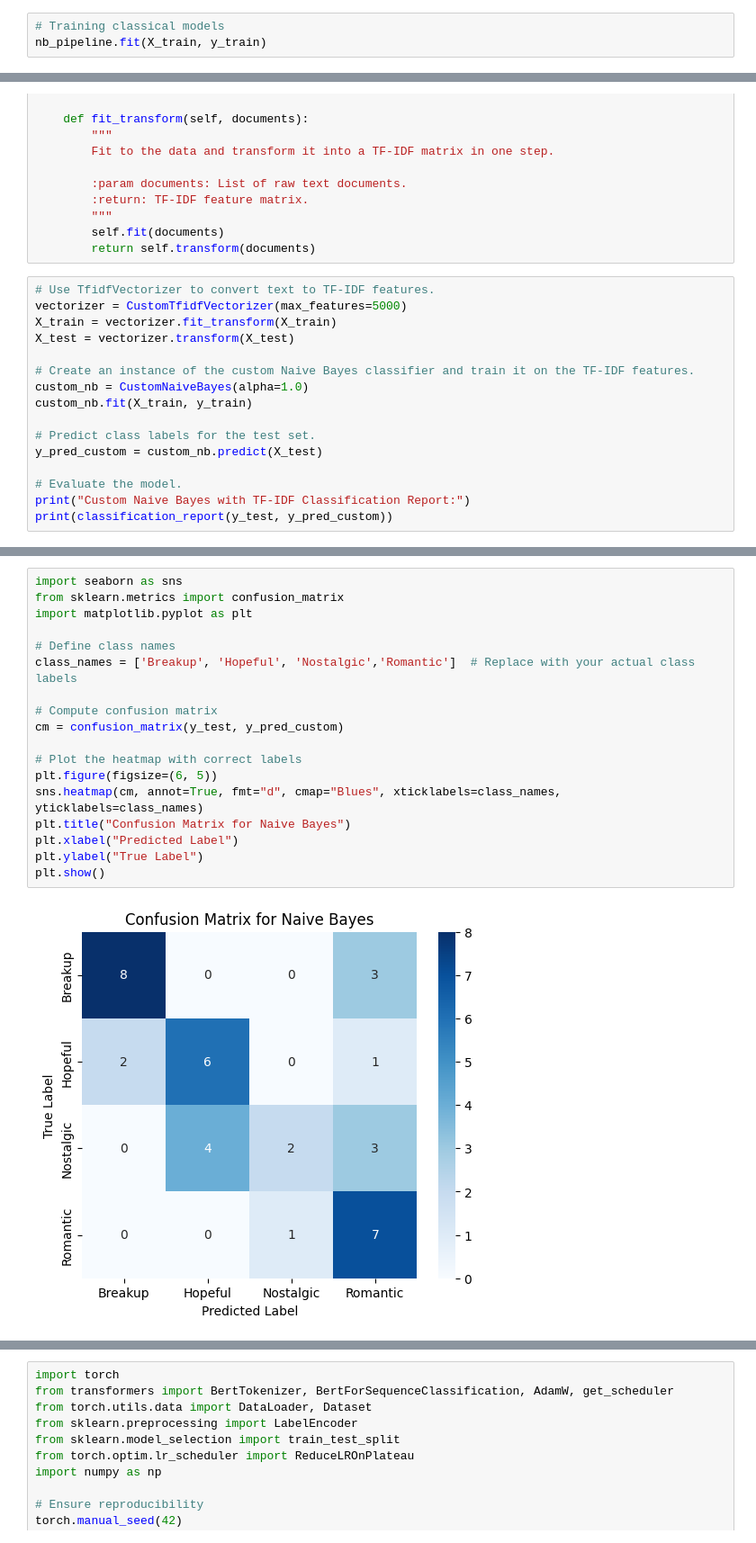
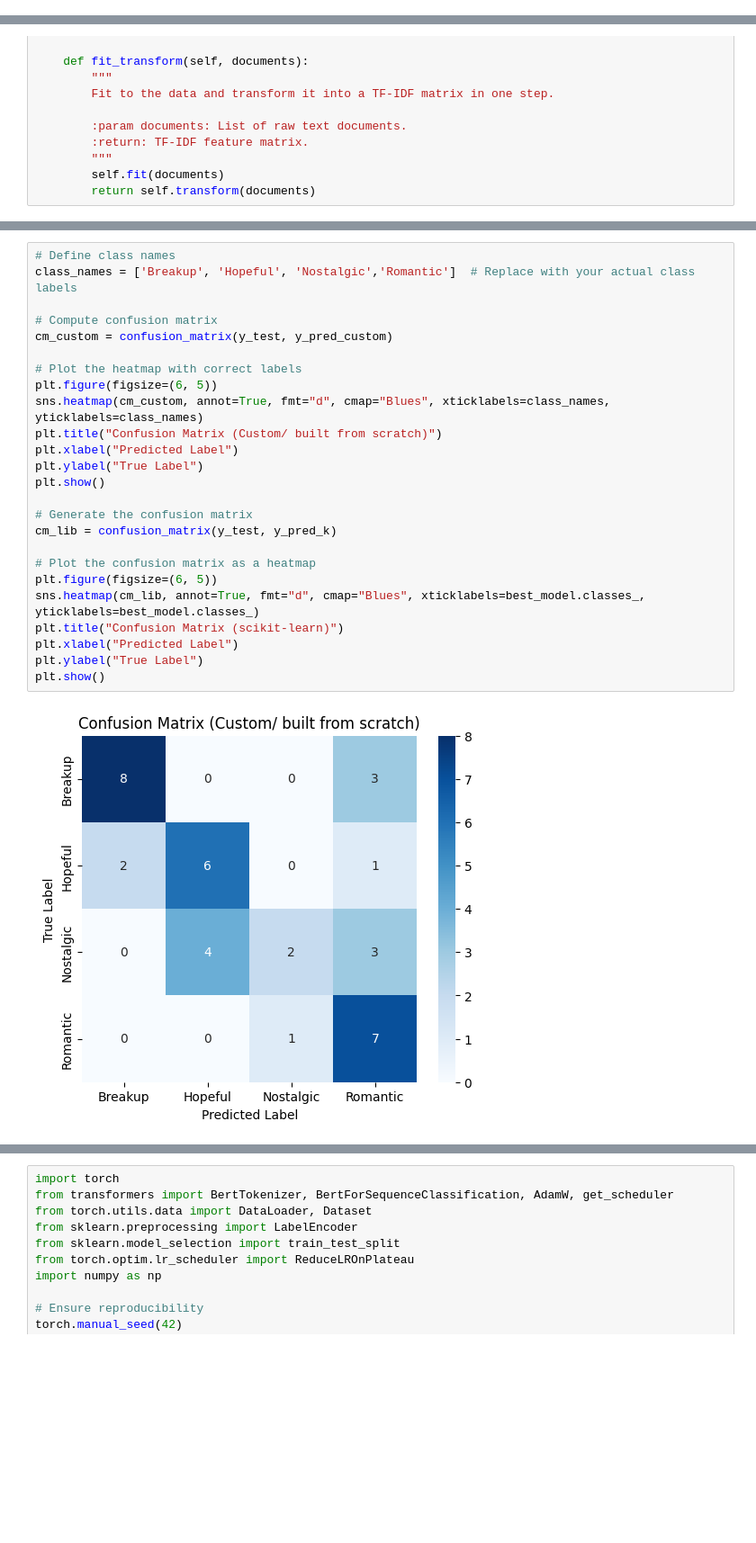
Before and after one commit to hilarytang02/cs156-machinelearning, a Jupyter notebook: lyrics_assignment_1.ipynb, the cells around one changed output, grey strips where cells are left out. Shown at 90% size. Cells and saved outputs as stored; diff of their text form; blank space fills up the shorter version.

```diff
--- a/lyrics_assignment_1.ipynb
+++ b/lyrics_assignment_1.ipynb
@@ -703,3 +685,0 @@ also cross validation!!
-# %%
-# Training classical models
-nb_pipeline.fit(X_train, y_train)
@@ -1050,19 +1083,3 @@ class CustomTfidfVectorizer:
         """
         self.fit(documents)
         return self.transform(documents)
-# %%
-# Use TfidfVectorizer to convert text to TF-IDF features.
-vectorizer = CustomTfidfVectorizer(max_features=5000)
-X_train = vectorizer.fit_transform(X_train)
-X_test = vectorizer.transform(X_test)
-
-# Create an instance of the custom Naive Bayes classifier and train it on the TF-IDF features.
-custom_nb = CustomNaiveBayes(alpha=1.0)
-custom_nb.fit(X_train, y_train)
-
-# Predict class labels for the test set.
-y_pred_custom = custom_nb.predict(X_test)
-
-# Evaluate the model.
-print("Custom Naive Bayes with TF-IDF Classification Report:")
-print(classification_report(y_test, y_pred_custom))
@@ -1085,20 +1168,27 @@ Per-class performance is nearly identical for “Breakup” and “Romantic,”
 # %%
-import seaborn as sns
-from sklearn.metrics import confusion_matrix
-import matplotlib.pyplot as plt
-
 # Define class names
 class_names = ['Breakup', 'Hopeful', 'Nostalgic','Romantic']  # Replace with your actual class labels
 
 # Compute confusion matrix
-cm = confusion_matrix(y_test, y_pred_custom)
+cm_custom = confusion_matrix(y_test, y_pred_custom)
 
 # Plot the heatmap with correct labels
 plt.figure(figsize=(6, 5))
-sns.heatmap(cm, annot=True, fmt="d", cmap="Blues", xticklabels=class_names, yticklabels=class_names)
-plt.title("Confusion Matrix for Naive Bayes")
+sns.heatmap(cm_custom, annot=True, fmt="d", cmap="Blues", xticklabels=class_names, yticklabels=class_names)
+plt.title("Confusion Matrix (Custom/ built from scratch)")
 plt.xlabel("Predicted Label")
 plt.ylabel("True Label")
 plt.show()
+
+# Generate the confusion matrix
+cm_lib = confusion_matrix(y_test, y_pred_k)
+
+# Plot the confusion matrix as a heatmap
+plt.figure(figsize=(6, 5))
+sns.heatmap(cm_lib, annot=True, fmt="d", cmap="Blues", xticklabels=best_model.classes_, yticklabels=best_model.classes_)
+plt.title("Confusion Matrix (scikit-learn)")
+plt.xlabel("Predicted Label")
+plt.ylabel("True Label")
+plt.show()
 # %% [output]
-[figure, old version]
+[figure, new version]
```
Also changed, not shown: parts of 59 cells of this notebook, 1 other file.
